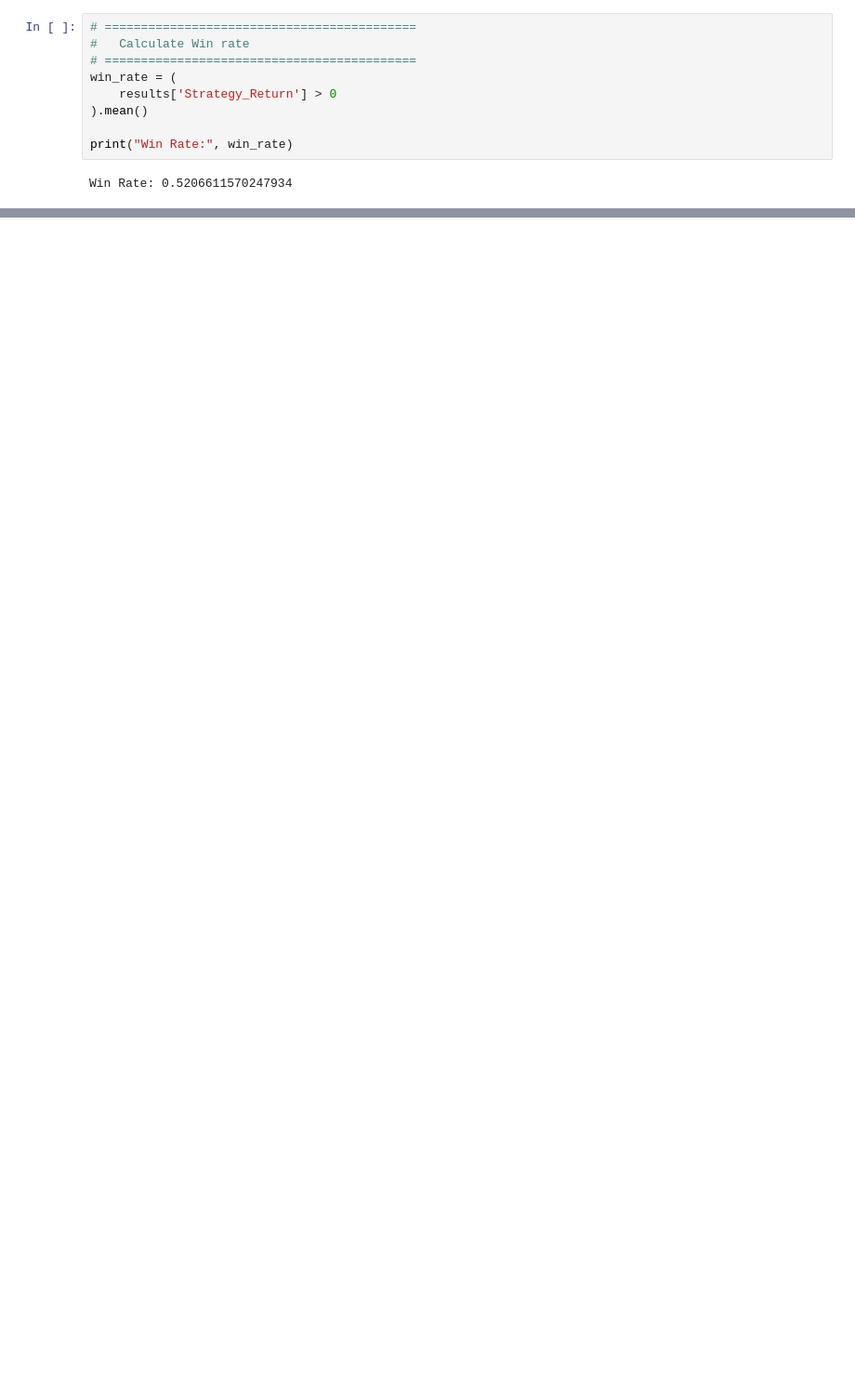
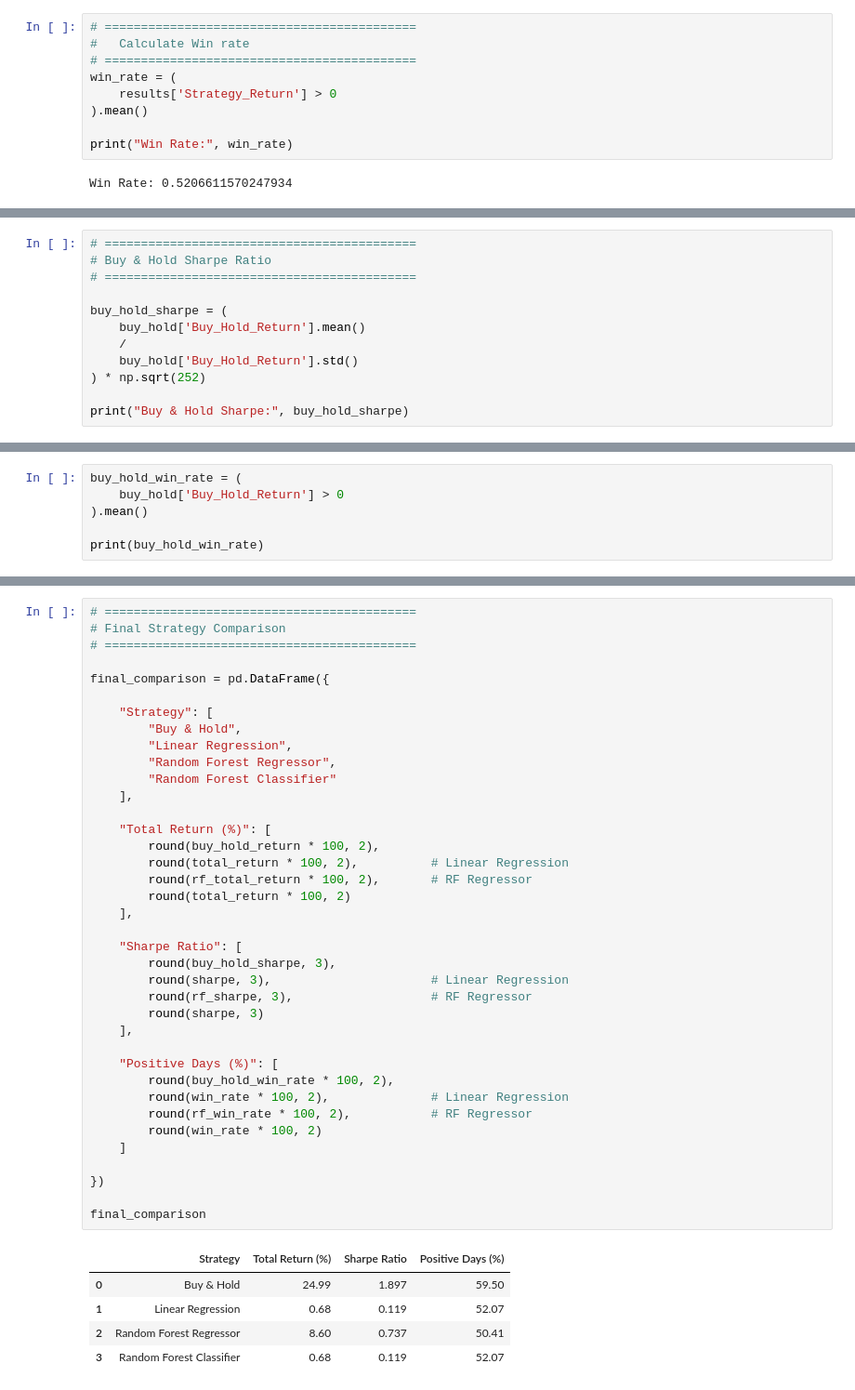
Before and after one commit to poojasukhdeve-project/SPY-ETF-Machine-Learning-Trading-Strategy, a Jupyter notebook: Quantitative_Prediction.ipynb, the cells around one changed output, grey strips where cells are left out. Shown at 93% size. Cells and saved outputs as stored; diff of their text form; blank space fills up the shorter version.

```diff
--- a/Quantitative_Prediction.ipynb
+++ b/Quantitative_Prediction.ipynb
@@ -1335,0 +1352,12 @@ Among all models tested, the Random Forest Regressor delivered the best overall
+# %%
+# ===========================================
+# Buy & Hold Sharpe Ratio
+# ===========================================
+
+buy_hold_sharpe = (
+    buy_hold['Buy_Hold_Return'].mean()
+    /
+    buy_hold['Buy_Hold_Return'].std()
+) * np.sqrt(252)
+
+print("Buy & Hold Sharpe:", buy_hold_sharpe)
@@ -1335,0 +1366,6 @@ Among all models tested, the Random Forest Regressor delivered the best overall
+# %%
+buy_hold_win_rate = (
+    buy_hold['Buy_Hold_Return'] > 0
+).mean()
+
+print(buy_hold_win_rate)
@@ -1335,0 +1374,44 @@ Among all models tested, the Random Forest Regressor delivered the best overall
+# %%
+# ===========================================
+# Final Strategy Comparison
+# ===========================================
+
+final_comparison = pd.DataFrame({
+
+    "Strategy": [
+        "Buy & Hold",
+        "Linear Regression",
+        "Random Forest Regressor",
+        "Random Forest Classifier"
+    ],
+
+    "Total Return (%)": [
+        round(buy_hold_return * 100, 2),
+        round(total_return * 100, 2),          # Linear Regression
+        round(rf_total_return * 100, 2),       # RF Regressor
+        round(total_return * 100, 2)
+    ],
+
+    "Sharpe Ratio": [
+        round(buy_hold_sharpe, 3),
+        round(sharpe, 3),                      # Linear Regression
+        round(rf_sharpe, 3),                   # RF Regressor
+        round(sharpe, 3)
+    ],
+
+    "Positive Days (%)": [
+        round(buy_hold_win_rate * 100, 2),
+        round(win_rate * 100, 2),              # Linear Regression
+        round(rf_win_rate * 100, 2),           # RF Regressor
+        round(win_rate * 100, 2)
+    ]
+
+})
+
+final_comparison
+# %% [output]
+|  | Strategy | Total Return (%) | Sharpe Ratio | Positive Days (%) |
+| 0 | Buy & Hold | 24.99 | 1.897 | 59.50 |
+| 1 | Linear Regression | 0.68 | 0.119 | 52.07 |
+| 2 | Random Forest Regressor | 8.60 | 0.737 | 50.41 |
+| 3 | Random Forest Classifier | 0.68 | 0.119 | 52.07 |
```
Also changed, not shown: parts of 43 cells of this notebook.
